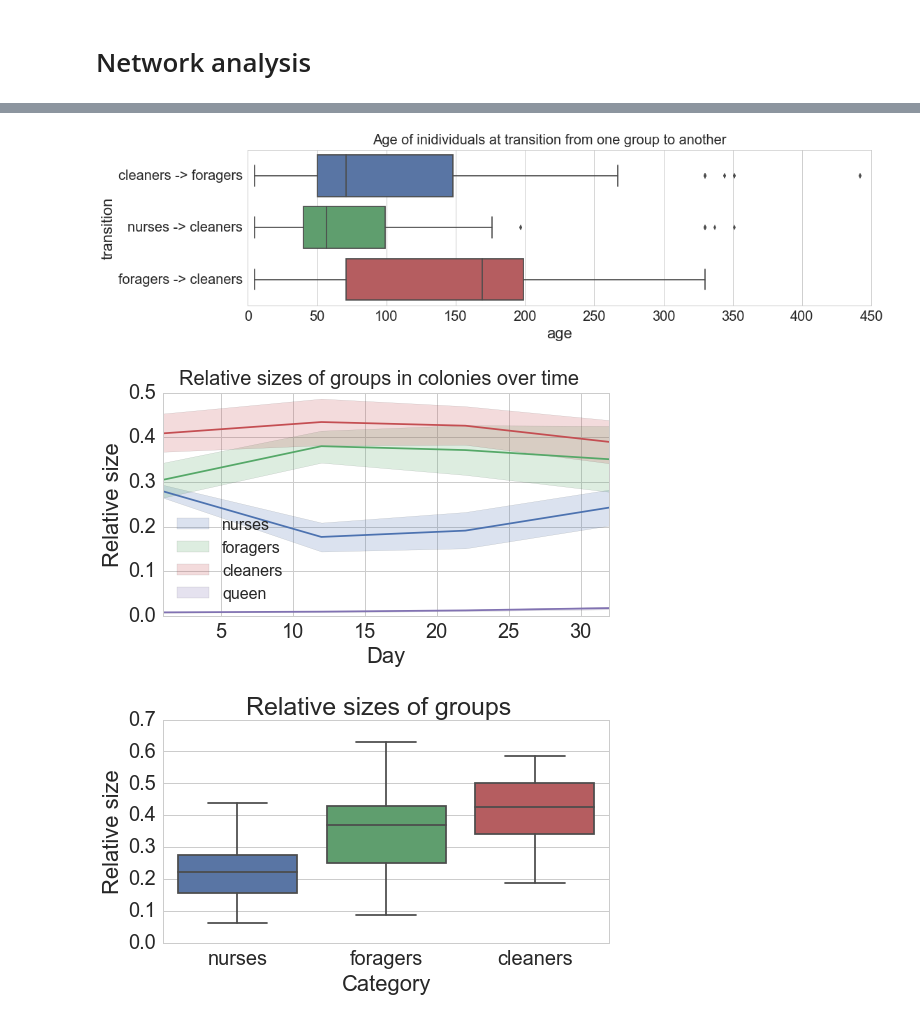
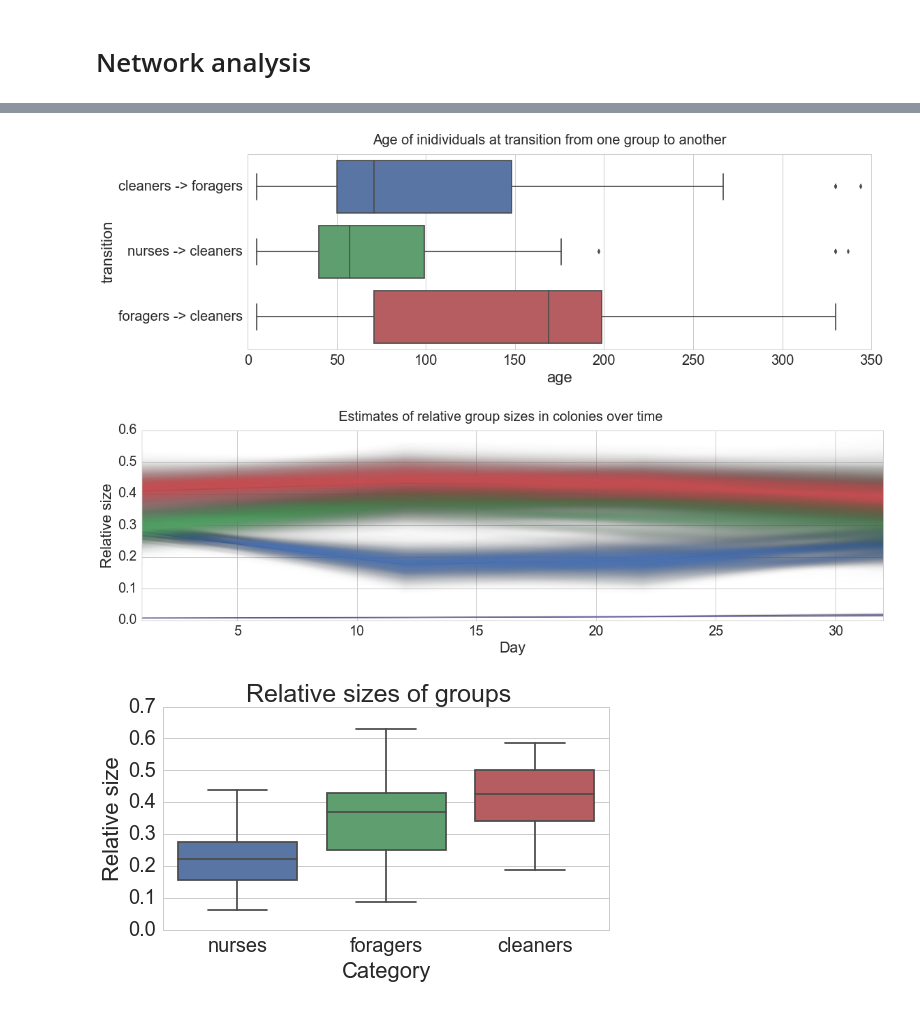
Before and after one commit to nebw/CNA_2016_project, a Jupyter notebook: Ant Colony CNA Project.ipynb, the cells around one changed output, grey strips where cells are left out. Cells and saved outputs as stored; diff of their text form; code cells hidden in the pictures.

Commit message:
Interaction weight analysis and better plots

```diff
--- a/Ant Colony CNA Project.ipynb
+++ b/Ant Colony CNA Project.ipynb
@@ -224,23 +249,29 @@ for group_from in transition_ages.keys():
             transition_list.append(('{} -> {}'.format(
                         labelmap[group_from], labelmap[group_to]), transition_ages[group_from][group_to]))
 # %%
-fig, ax = plt.subplots(figsize=(16, 4))
+fig, ax = plt.subplots(figsize=(16, 5))
 
 sns.boxplot(y='transition', x='age', ax=ax, orient='h', #color='gray',
             data=transitions.groupby('transition').filter(lambda vals: len(vals) > 30))
 
+ax.set_xlim((0, 350))
+
 _ = fig.suptitle('Age of inidividuals at transition from one group to another', fontsize=20)
+
+fig.savefig('transition-age.png', dpi=300, transparent=True, bbox_inches="tight")
 # %% [output]
-[figure, old version]
+[figure, new version]
 # %%
-fig, ax = plt.subplots(figsize=(8, 4))
-sns.tsplot(time=period_start_days, data=np.stack(freqs), ax=ax)
-ax.legend([labelmap[k] for k in group_freqs.columns], fontsize=16, loc='best')
+fig, ax = plt.subplots(figsize=(19.5, 5))
+sns.tsplot(time=period_start_days, data=np.stack(freqs), ax=ax, err_style='boot_kde')
+ax.legend([labelmap[k] for k in group_freqs.columns], fontsize=20, loc='best')
 ax.set_xlabel('Day')
 ax.set_ylabel('Relative size')
-_ = fig.suptitle('Relative sizes of groups in colonies over time', fontsize=20)
+_ = fig.suptitle('Estimates of relative group sizes in colonies over time', fontsize=20)
+
+fig.savefig('relative-group-sizes-time.png', dpi=300, transparent=True, bbox_inches="tight")
 # %% [output]
-[figure, old version]
+[figure, new version]
 # %%
 fstacked = np.stack(freqs)
 fdict = []
```
Also changed, not shown: parts of 5 cells of this notebook.
